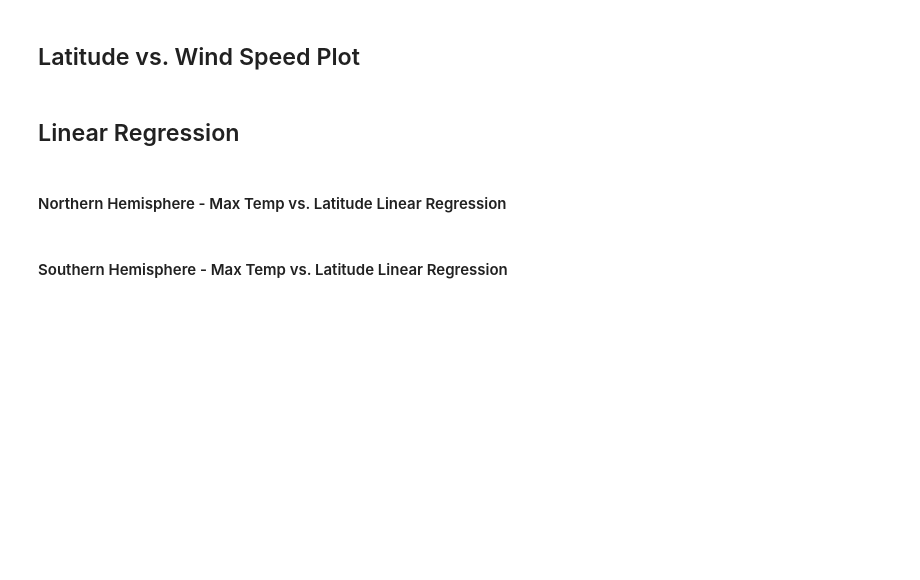
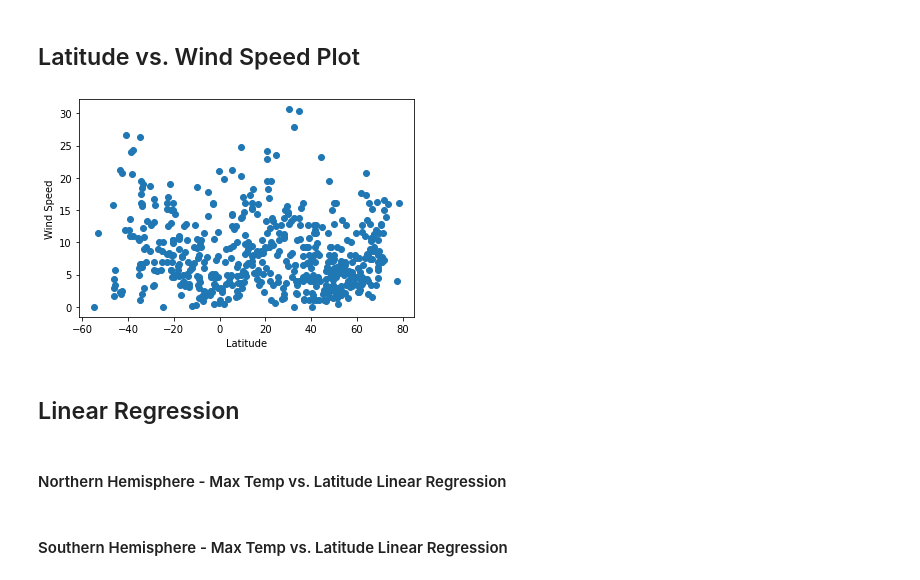
Before and after one commit to Dieneba1/python-api-challeng, a Jupyter notebook: WeatherPy/WeatherPy.ipynb, the cells around one changed output. Drawn from its saved outputs; the diff is of its cells as text; code cells hidden in the pictures; blank space fills up the shorter version.

```diff
--- a/WeatherPy/WeatherPy.ipynb
+++ b/WeatherPy/WeatherPy.ipynb
@@ -172,5 +199,14 @@ len(humidity_df)
 # %% [markdown]
 ## Latitude vs. Wind Speed Plot
+# %%
+x_values = city_df['Latitude']
+y_values = city_df['Wind Speed']
+plt.scatter(x_values,y_values)
+plt.xlabel('Latitude')
+plt.ylabel('Wind Speed')
+plt.show()
+# %% [output]
+[figure, added]
 # %% [markdown]
 ## Linear Regression
 # %% [markdown]
```
Also changed, not shown: parts of 3 cells of this notebook.
